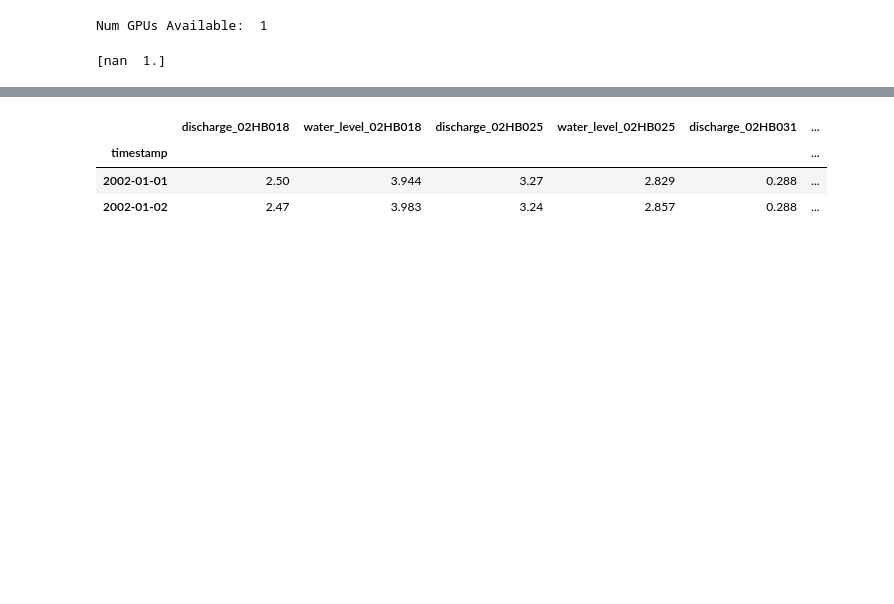
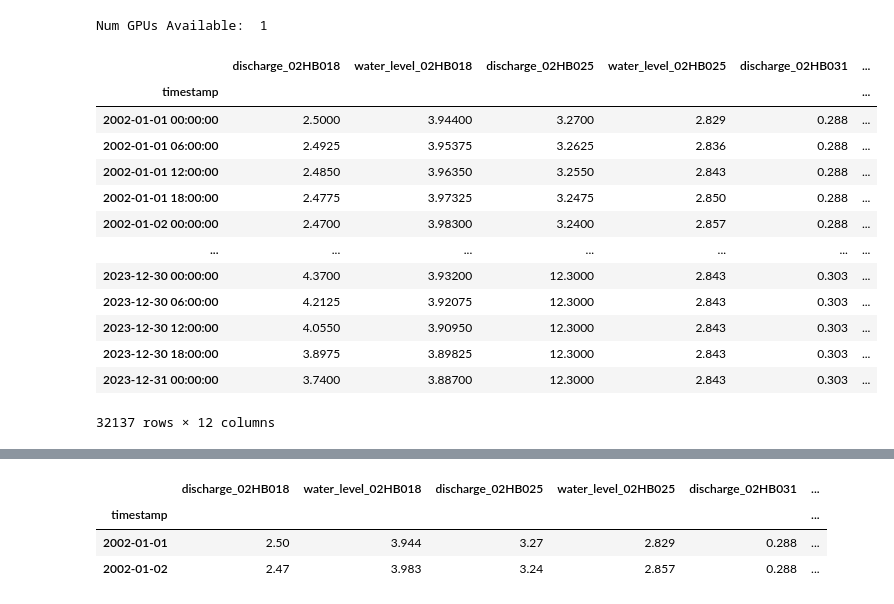
Before and after one commit to mibbels/flooding, a Jupyter notebook: data.ipynb, the cells around one changed output, grey strips where cells are left out. Saved outputs shown, nothing was run; the diff lists cells and outputs as text; code cells hidden in the pictures; blank space fills up the shorter version.

```diff
--- a/data.ipynb
+++ b/data.ipynb
@@ -142,6 +127,12 @@ _02HB029_2_ts = wateroffice_to_timeseries(_02HB029_2).rename(columns={'value': '
 # %%
 def merge_param_1_2(df_left : pd.DataFrame, df_right : pd.DataFrame):
     return pd.merge(df_left, df_right, on='timestamp', how='inner')
+
+
+def fill_na(df: pd.DataFrame):
+    df.ffill(inplace=True)
+    df.bfill(inplace=True)
+    return df
 # %%
 merged_02HB018 = merge_param_1_2(_02HB018_1_ts, _02HB018_2_ts)
 merged_02HB025 = merge_param_1_2(_02HB025_1_ts, _02HB025_2_ts)
@@ -153,9 +144,5 @@ merged_02HB029 = merge_param_1_2(_02HB029_1_ts, _02HB029_2_ts)
 # merge into single dataframe with dischrage and water_level for all stations and add suffix to columns, dont have redundant columns
 df_merged = reduce(lambda  left,right: pd.merge(left,right,on=['timestamp'],
                                             how='outer'), [merged_02HB018, merged_02HB025, merged_02HB031, merged_02HB001, merged_02HB013, merged_02HB029])
-# %%
-print(df_merged['timestamp'].diff().dt.days.unique())
-# %% [output]
-[nan  1.]
 # %%
 df_merged.set_index('timestamp', inplace=True)
@@ -164,0 +180,17 @@ df_merged.bfill(inplace=True)
+# %%
+df_hourly
+# %% [output]
+|  | discharge_02HB018 | water_level_02HB018 | discharge_02HB025 | water_level_02HB025 | discharge_02HB031 | ... |
+| timestamp |  |  |  |  |  | ... |
+| 2002-01-01 00:00:00 | 2.5000 | 3.94400 | 3.2700 | 2.829 | 0.288 | ... |
+| 2002-01-01 06:00:00 | 2.4925 | 3.95375 | 3.2625 | 2.836 | 0.288 | ... |
+| 2002-01-01 12:00:00 | 2.4850 | 3.96350 | 3.2550 | 2.843 | 0.288 | ... |
+| 2002-01-01 18:00:00 | 2.4775 | 3.97325 | 3.2475 | 2.850 | 0.288 | ... |
+| 2002-01-02 00:00:00 | 2.4700 | 3.98300 | 3.2400 | 2.857 | 0.288 | ... |
+| ... | ... | ... | ... | ... | ... | ... |
+| 2023-12-30 00:00:00 | 4.3700 | 3.93200 | 12.3000 | 2.843 | 0.303 | ... |
+| 2023-12-30 06:00:00 | 4.2125 | 3.92075 | 12.3000 | 2.843 | 0.303 | ... |
+| 2023-12-30 12:00:00 | 4.0550 | 3.90950 | 12.3000 | 2.843 | 0.303 | ... |
+| 2023-12-30 18:00:00 | 3.8975 | 3.89825 | 12.3000 | 2.843 | 0.303 | ... |
+| 2023-12-31 00:00:00 | 3.7400 | 3.88700 | 12.3000 | 2.843 | 0.303 | ... |
+32137 rows × 12 columns
```
Also changed, not shown: parts of 10 cells of this notebook.
